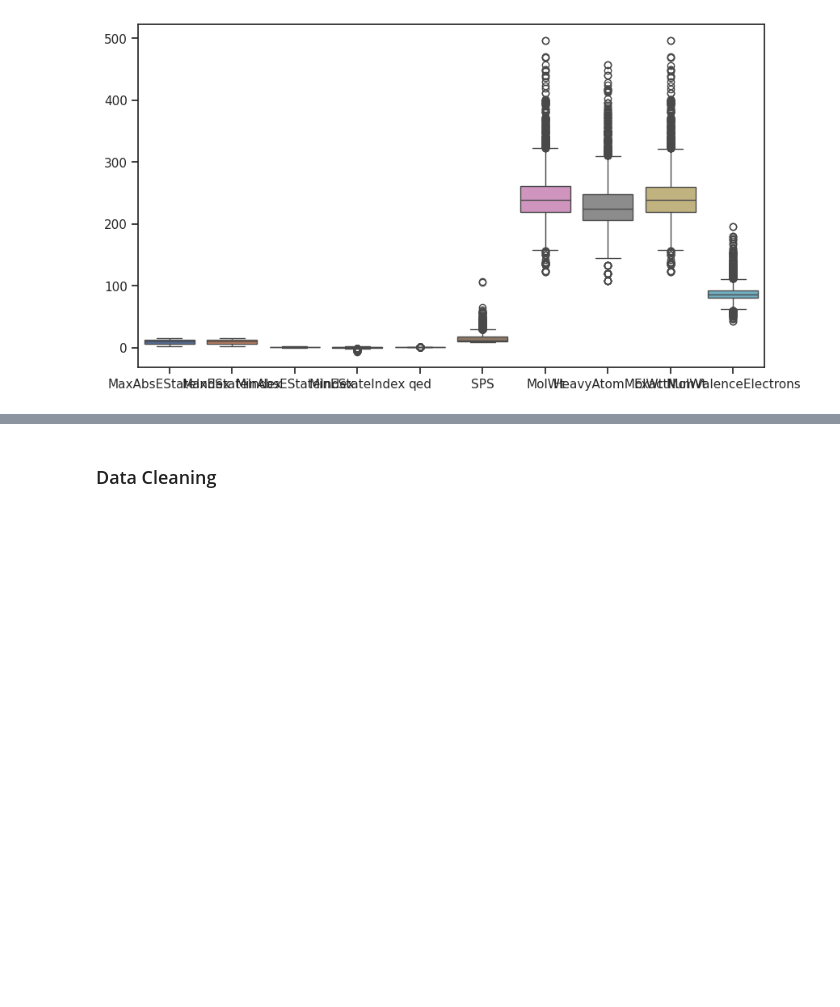
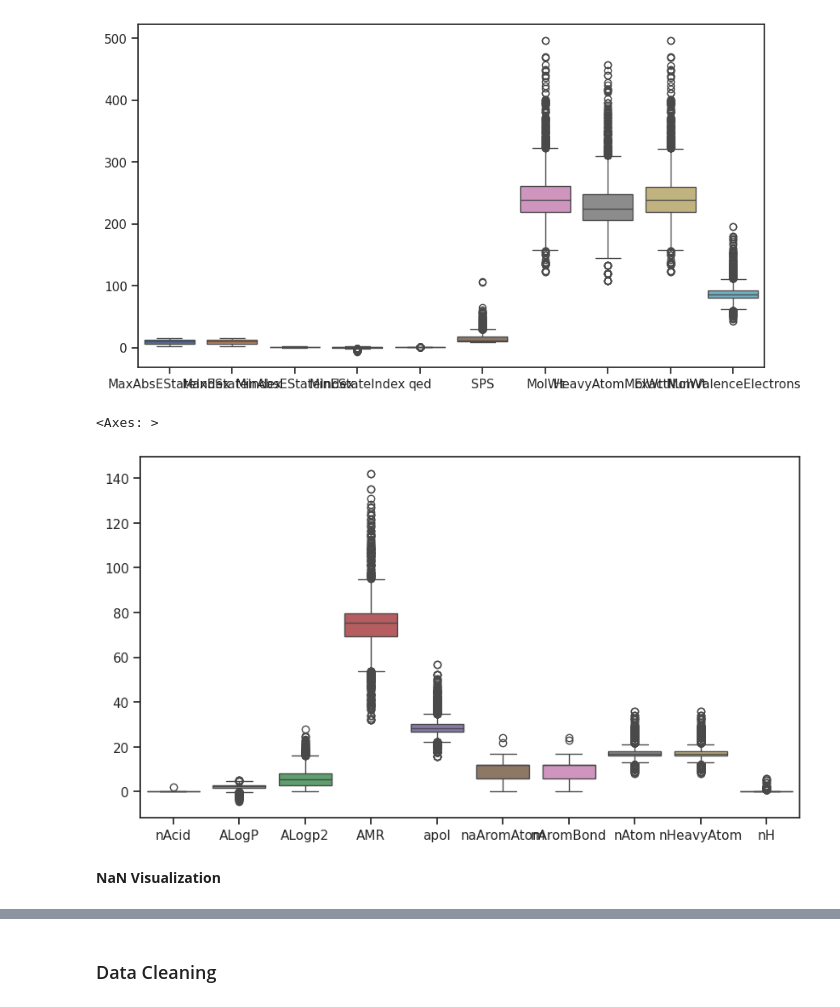
Before and after one commit to cpariona/biomedical-thesis, a Jupyter notebook: notebooks/QSAR_asyn_Gibbs_v2.ipynb, the cells around one changed output, grey strips where cells are left out. Saved outputs shown, nothing was run; the diff lists cells and outputs as text; code cells hidden in the pictures; blank space fills up the shorter version.

```diff
--- a/notebooks/QSAR_asyn_Gibbs_v2.ipynb
+++ b/notebooks/QSAR_asyn_Gibbs_v2.ipynb
@@ -111,3 +134,7 @@ RDKit_df = pd.read_csv("RDKit_descriptors.csv")
 RDKit_df.shape
 # %% [output]
 (8515, 210)
+# %%
+# Load PaDEL descriptors
+PaDEL_df = pd.read_csv("PaDEL_descriptors.csv")
+PaDEL_df.shape
@@ -147,3 +176,12 @@ sns.boxplot(data=RDKit_df.iloc[:,:10])
 # %% [output]
 <Axes: >
 [figure]
+# %%
+# PaDEL
+plt.figure(figsize=(10, 5.5))
+sns.boxplot(data=PaDEL_df.iloc[:,:10])
+# %% [output]
+<Axes: >
+[figure, added]
+# %% [markdown]
+**NaN Visualization**
```
Also changed, not shown: parts of 58 cells of this notebook, 15 other files.
